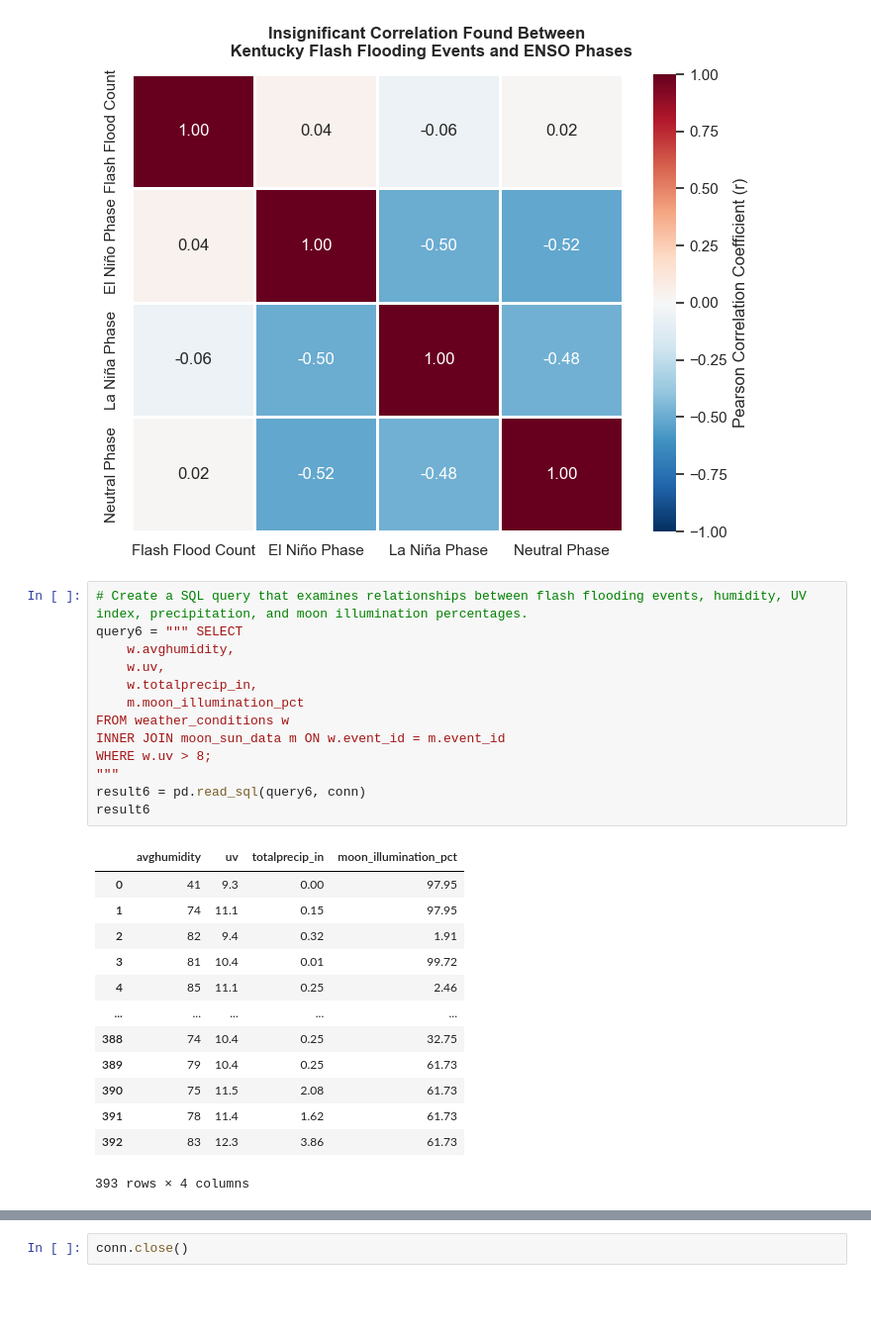
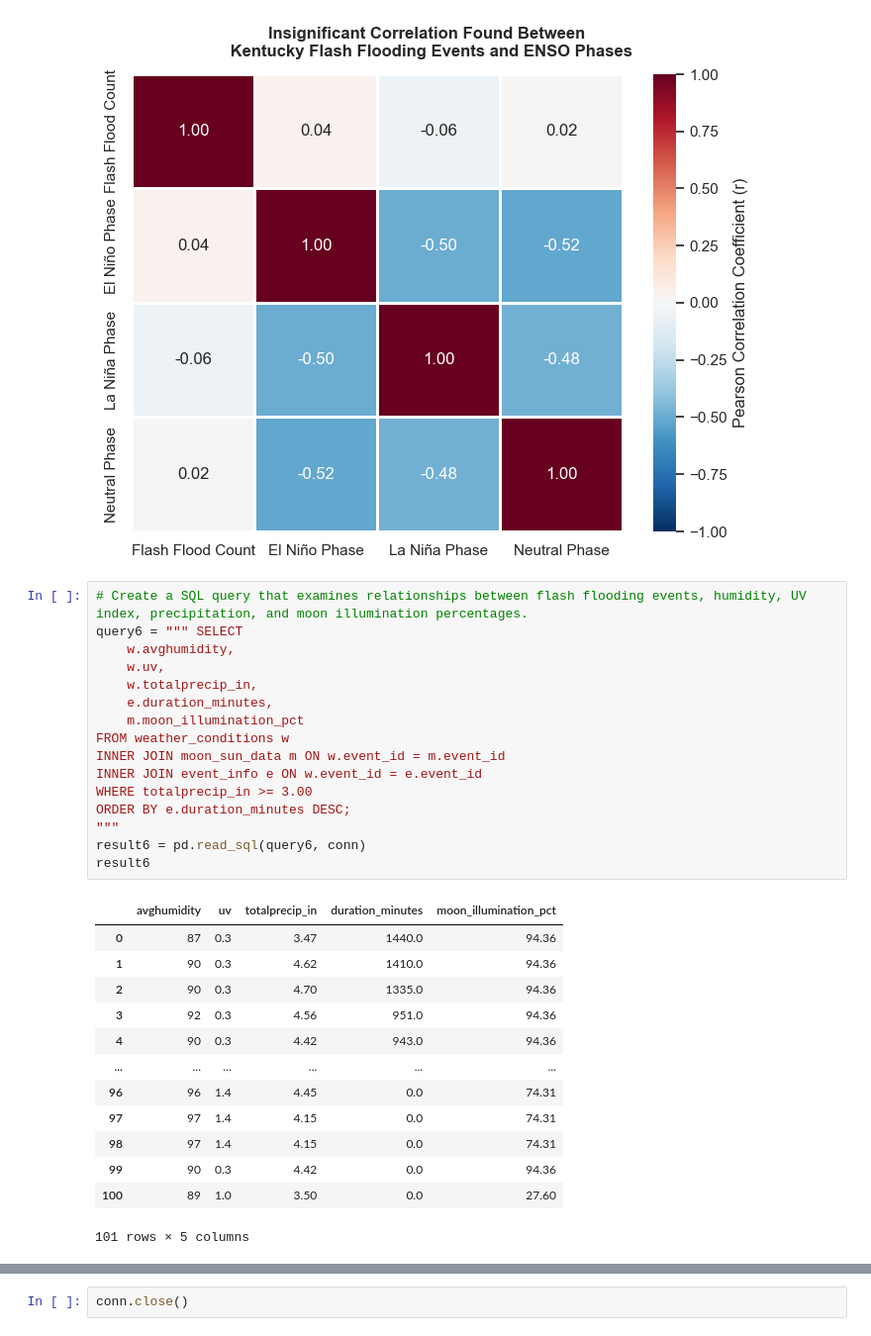
Before and after one commit to ashleyadehart/flash_floods_ky_2015_2025, a Jupyter notebook: notebooks/flash_floods_ky_2015_2025.ipynb, the cells around one changed output, grey strips where cells are left out. Shown at 99% size. Drawn from its saved outputs; the diff is of its cells as text; blank space fills up the shorter version.

Commit message:
Edited impact_data table in ERD diagram to change column names; updated SQL queries in flash_floods_ky_2015_2025 Jupyter notebook file

```diff
--- a/notebooks/flash_floods_ky_2015_2025.ipynb
+++ b/notebooks/flash_floods_ky_2015_2025.ipynb
@@ -1430,27 +1430,30 @@ plt.show()
 # %%
 # Create a SQL query that examines relationships between flash flooding events, humidity, UV index, precipitation, and moon illumination percentages.
 query6 = """ SELECT
     w.avghumidity,
     w.uv,
     w.totalprecip_in,
+    e.duration_minutes,
     m.moon_illumination_pct
 FROM weather_conditions w
 INNER JOIN moon_sun_data m ON w.event_id = m.event_id
-WHERE w.uv > 8;
+INNER JOIN event_info e ON w.event_id = e.event_id
+WHERE totalprecip_in >= 3.00
+ORDER BY e.duration_minutes DESC;
 """
 result6 = pd.read_sql(query6, conn)
 result6
 # %% [output]
-|  | avghumidity | uv | totalprecip_in | moon_illumination_pct |
-| 0 | 41 | 9.3 | 0.00 | 97.95 |
-| 1 | 74 | 11.1 | 0.15 | 97.95 |
-| 2 | 82 | 9.4 | 0.32 | 1.91 |
-| 3 | 81 | 10.4 | 0.01 | 99.72 |
-| 4 | 85 | 11.1 | 0.25 | 2.46 |
-| ... | ... | ... | ... | ... |
-| 388 | 74 | 10.4 | 0.25 | 32.75 |
-| 389 | 79 | 10.4 | 0.25 | 61.73 |
-| 390 | 75 | 11.5 | 2.08 | 61.73 |
-| 391 | 78 | 11.4 | 1.62 | 61.73 |
-| 392 | 83 | 12.3 | 3.86 | 61.73 |
+|  | avghumidity | uv | totalprecip_in | duration_minutes | moon_illumination_pct |
+| 0 | 87 | 0.3 | 3.47 | 1440.0 | 94.36 |
+| 1 | 90 | 0.3 | 4.62 | 1410.0 | 94.36 |
+| 2 | 90 | 0.3 | 4.70 | 1335.0 | 94.36 |
+| 3 | 92 | 0.3 | 4.56 | 951.0 | 94.36 |
+| 4 | 90 | 0.3 | 4.42 | 943.0 | 94.36 |
+| ... | ... | ... | ... | ... | ... |
+| 96 | 96 | 1.4 | 4.45 | 0.0 | 74.31 |
+| 97 | 97 | 1.4 | 4.15 | 0.0 | 74.31 |
+| 98 | 97 | 1.4 | 4.15 | 0.0 | 74.31 |
+| 99 | 90 | 0.3 | 4.42 | 0.0 | 94.36 |
+| 100 | 89 | 1.0 | 3.50 | 0.0 | 27.60 |
-393 rows × 4 columns
+101 rows × 5 columns
```
Also changed, not shown: parts of 9 cells of this notebook, 4 other files.
